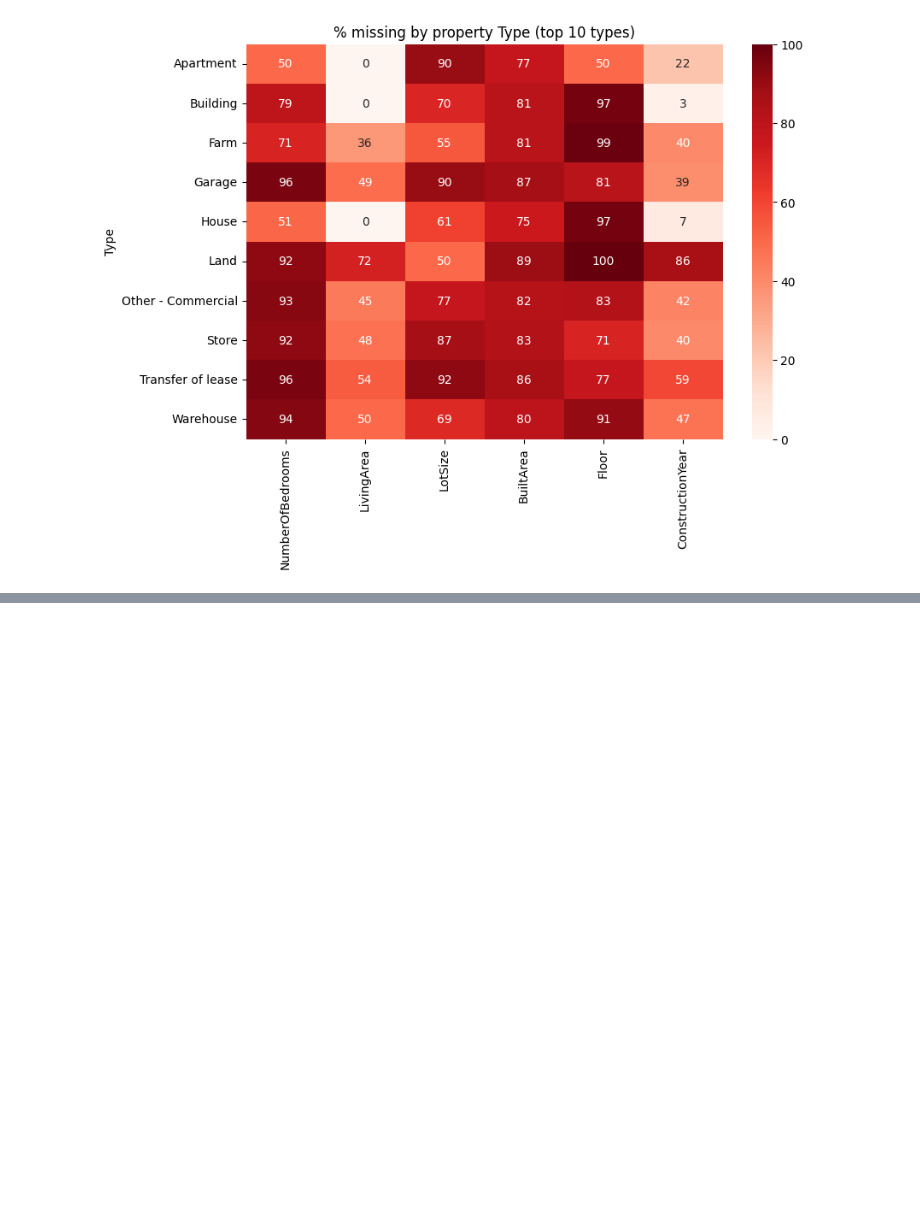
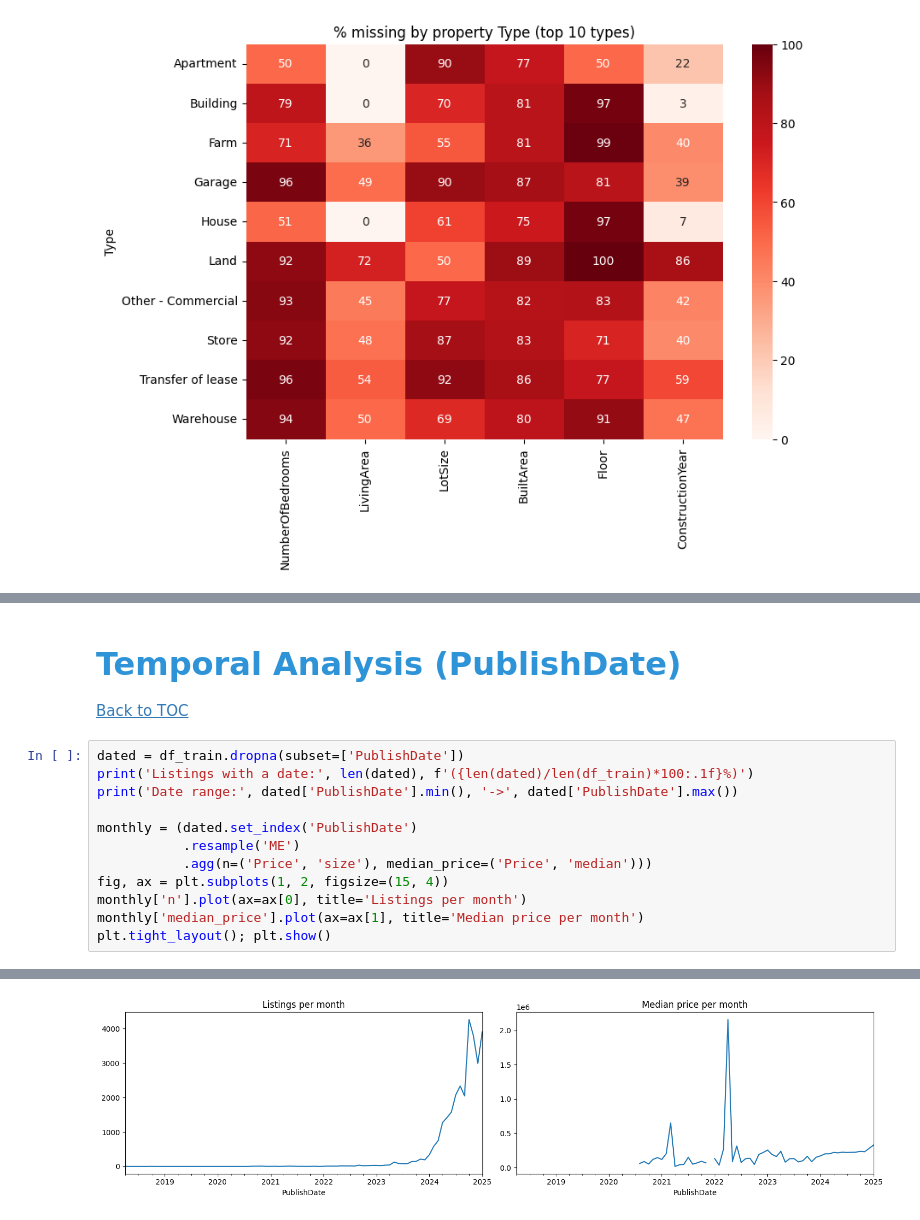
Before and after one commit to barbara-sousa-franco/MLOps_Project, a Jupyter notebook: notebooks/EDA.ipynb, the cells around one changed output, grey strips where cells are left out. Drawn from its saved outputs; the diff is of its cells as text; blank space fills up the shorter version.

```diff
--- a/notebooks/EDA.ipynb
+++ b/notebooks/EDA.ipynb
@@ -512,0 +586,17 @@ plt.title('% missing by property Type (top 10 types)'); plt.show()
+# %% [markdown]
+# <font color='#2f94d7' size=6>**Temporal Analysis (PublishDate)**</font>
+
+[Back to TOC](#toc)
+# %%
+dated = df_train.dropna(subset=['PublishDate'])
+print('Listings with a date:', len(dated), f'({len(dated)/len(df_train)*100:.1f}%)')
+print('Date range:', dated['PublishDate'].min(), '->', dated['PublishDate'].max())
+
+monthly = (dated.set_index('PublishDate')
+           .resample('ME')
+           .agg(n=('Price', 'size'), median_price=('Price', 'median')))
+fig, ax = plt.subplots(1, 2, figsize=(15, 4))
+monthly['n'].plot(ax=ax[0], title='Listings per month')
+monthly['median_price'].plot(ax=ax[1], title='Median price per month')
+plt.tight_layout(); plt.show()
+# %% [output]
@@ -512,0 +605 @@ plt.title('% missing by property Type (top 10 types)'); plt.show()
+[figure, added]
```
Also changed, not shown: parts of 16 cells of this notebook.
